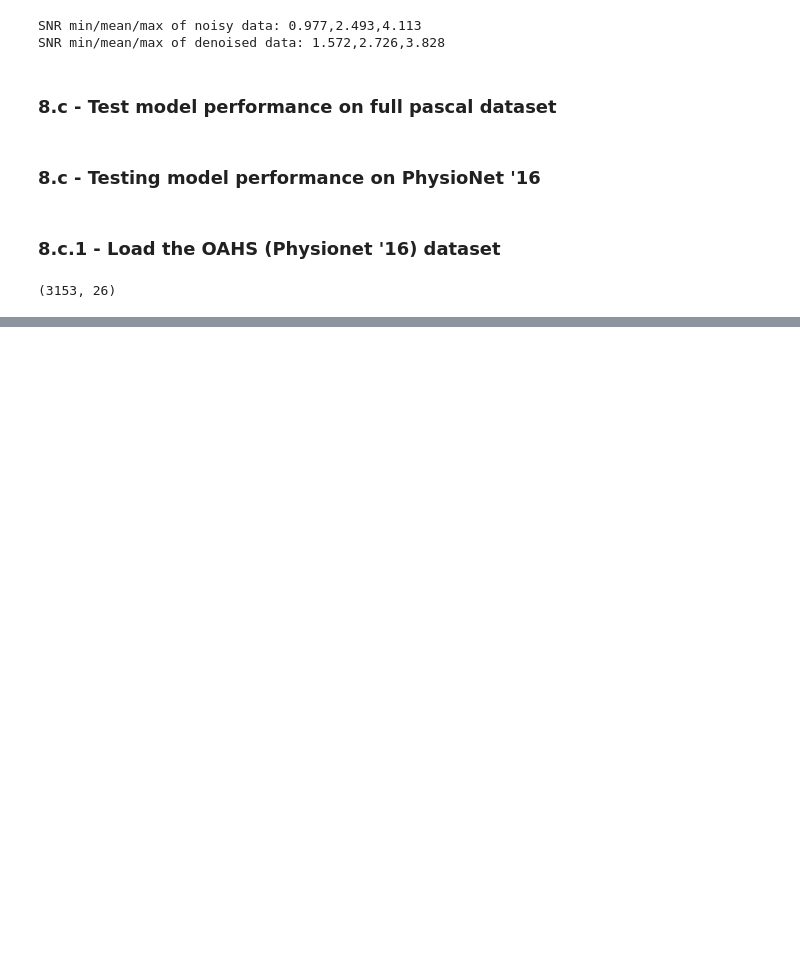
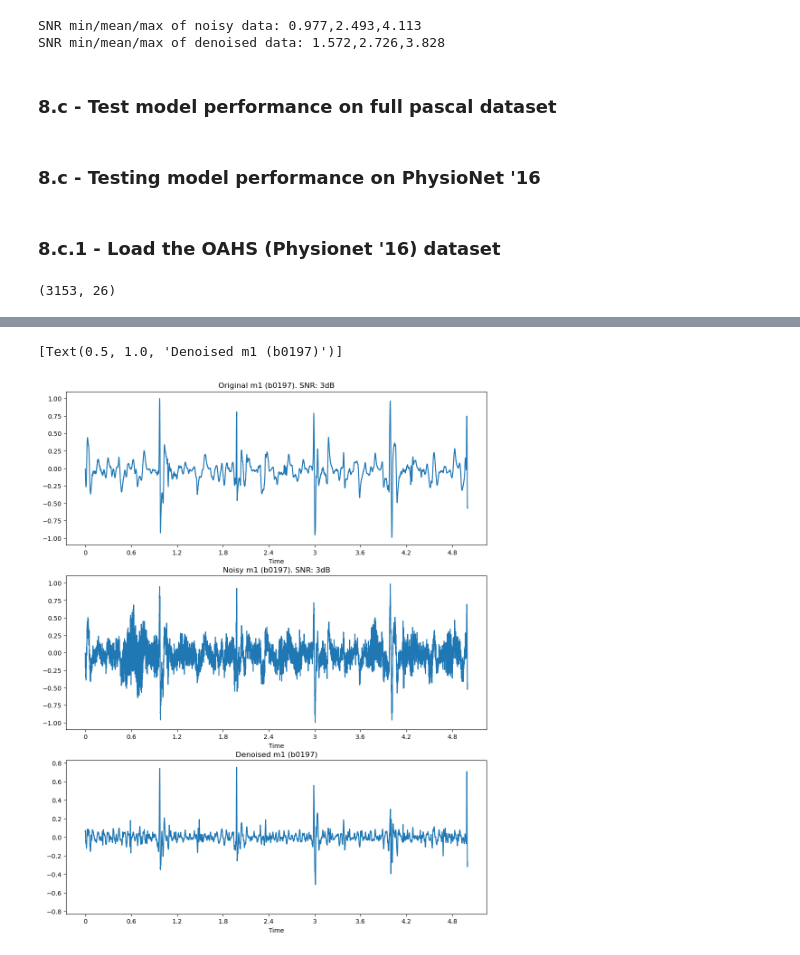
Before and after one commit to Rice-MECE-Capstone-Projects/Heart---Spring-2025, a Jupyter notebook: emmanuel-zerefa/u-net.ipynb, the cells around one changed output, grey strips where cells are left out. Saved outputs shown, nothing was run; the diff lists cells and outputs as text; code cells hidden in the pictures; blank space fills up the shorter version.

```diff
--- a/emmanuel-zerefa/u-net.ipynb
+++ b/emmanuel-zerefa/u-net.ipynb
@@ -1376,3 +1448,20 @@ ax[1].set(title='Murmur PCG 2 (b0262)')
+# %%
+# also see the result for non-murmur
+# ok, this is the final product basically
+fig, ax = plt.subplots(nrows=3, figsize=(12, 5*3))
+librosa.display.waveshow(murmur_rec_1[:secs*sr_physio16],sr=sr_physio16,ax=ax[0])
+ax[0].set(title=f'Original m1 (b0197). SNR: {joint_snr}dB')
+
+librosa.display.waveshow(noisy_m1[:secs*sr_physio16],sr=sr_physio16,ax=ax[1])
+ax[1].set(title=f'Noisy m1 (b0197). SNR: {joint_snr}dB')
+
+librosa.display.waveshow(denoised_m1[:secs*sr_physio16],sr=sr_physio16,ax=ax[2])
+ax[2].set(title=f'Denoised m1 (b0197)')
+
+# wow this actually looks great
+# %% [output]
+[Text(0.5, 1.0, 'Denoised m1 (b0197)')]
+[figure, added]
 # %%
 # 8.c - testing model performance on physionet
 # # load in physionet 2016 (the good parts)
```
Also changed, not shown: parts of 10 cells of this notebook.
